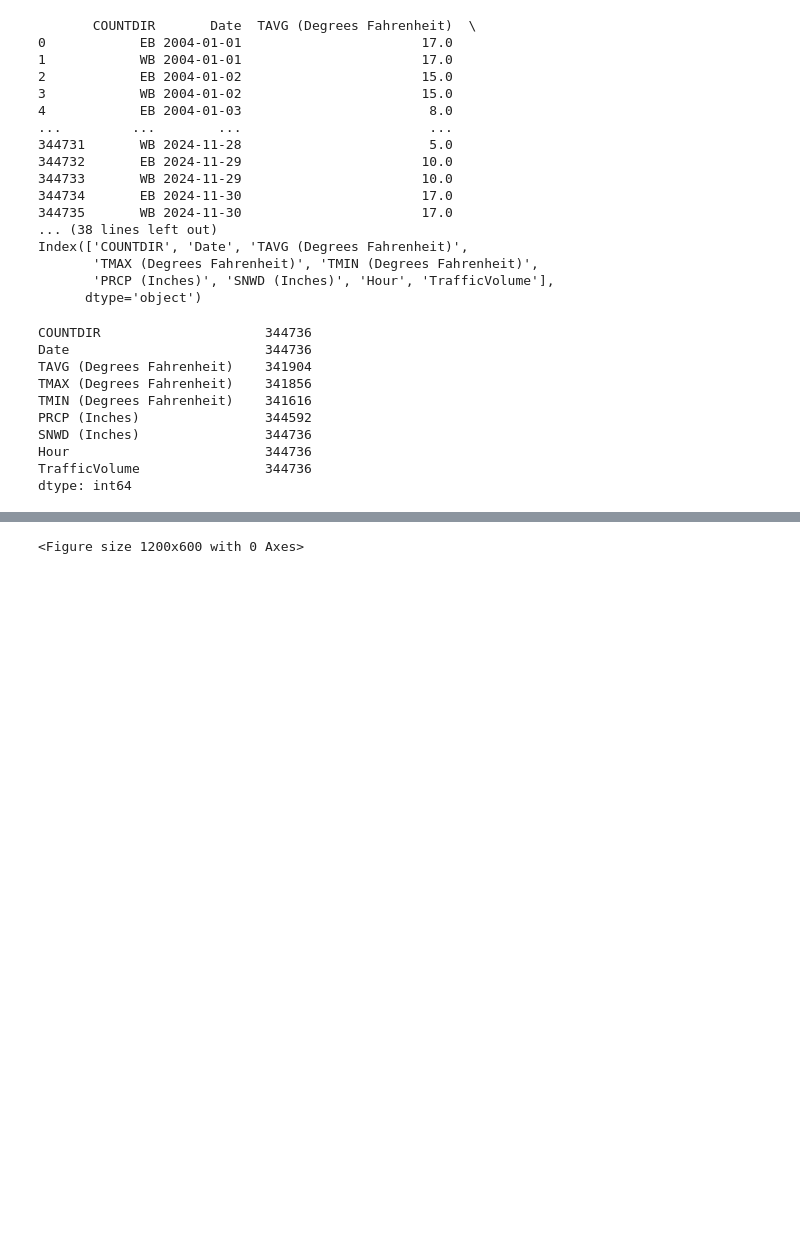
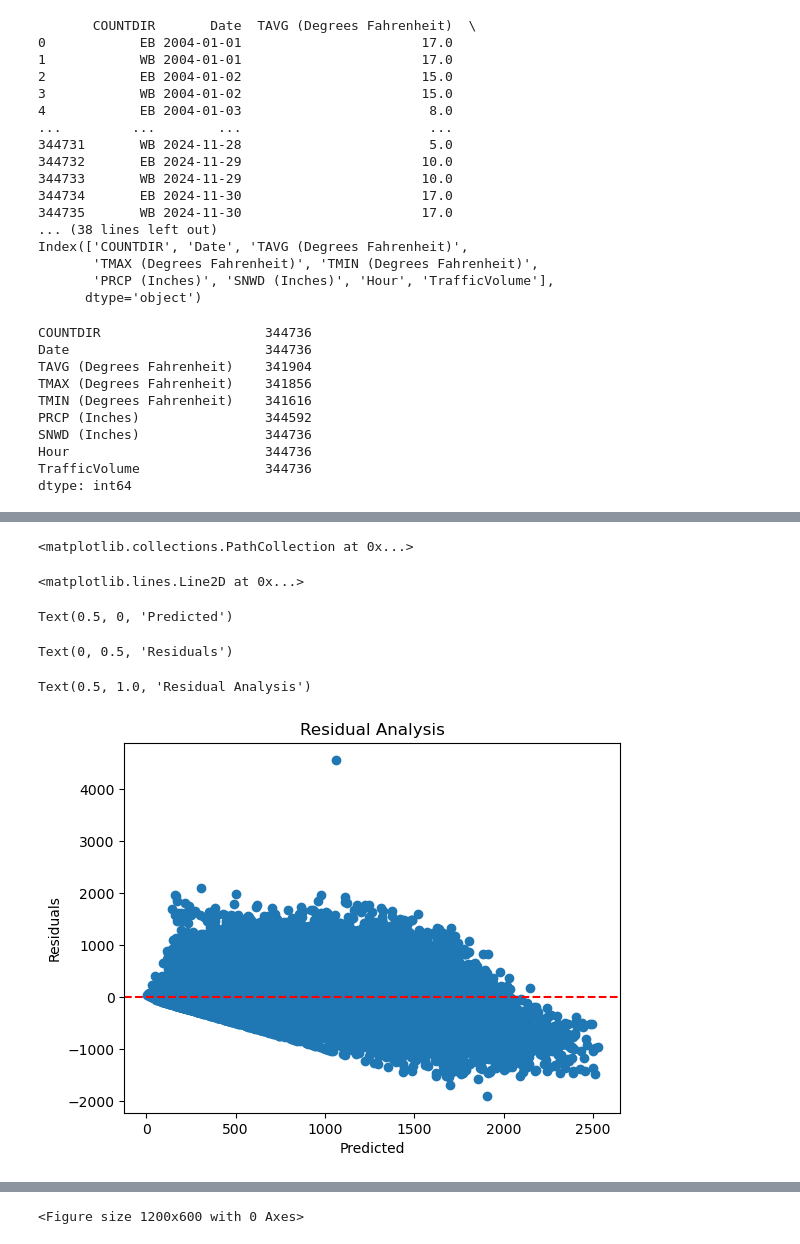
Before and after one commit to stevo2012/i70proj, a Jupyter notebook: i70data.ipynb, the cells around one changed output, grey strips where cells are left out. Saved outputs shown, nothing was run; the diff lists cells and outputs as text; code cells hidden in the pictures; blank space fills up the shorter version.

```diff
--- a/i70data.ipynb
+++ b/i70data.ipynb
@@ -381,0 +658,15 @@ print(melted_df.head())
+# %%
+residuals = y_test - y_pred
+plt.scatter(y_pred, residuals)
+plt.axhline(y=0, color='red', linestyle='--')
+plt.xlabel('Predicted')
+plt.ylabel('Residuals')
+plt.title('Residual Analysis')
+plt.show()
+# %% [output]
+<matplotlib.collections.PathCollection at 0x...>
+<matplotlib.lines.Line2D at 0x...>
+Text(0.5, 0, 'Predicted')
+Text(0, 0.5, 'Residuals')
+Text(0.5, 1.0, 'Residual Analysis')
+[figure, added]
```
Also changed, not shown: parts of 24 cells of this notebook, 1 other file.
